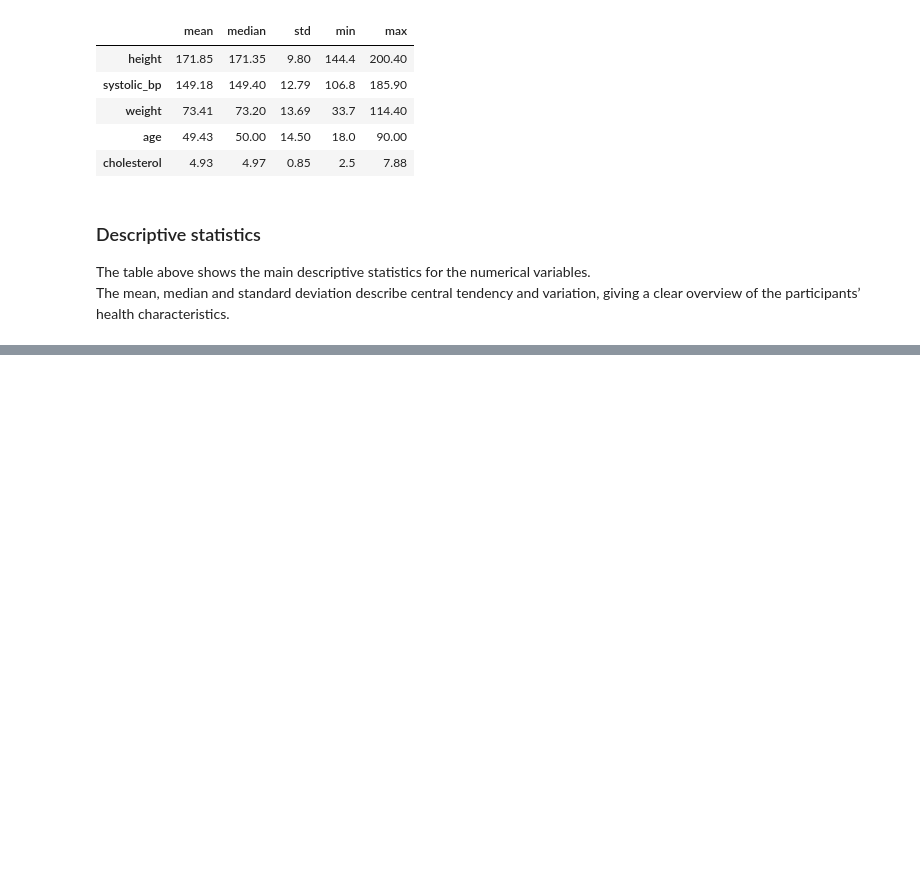
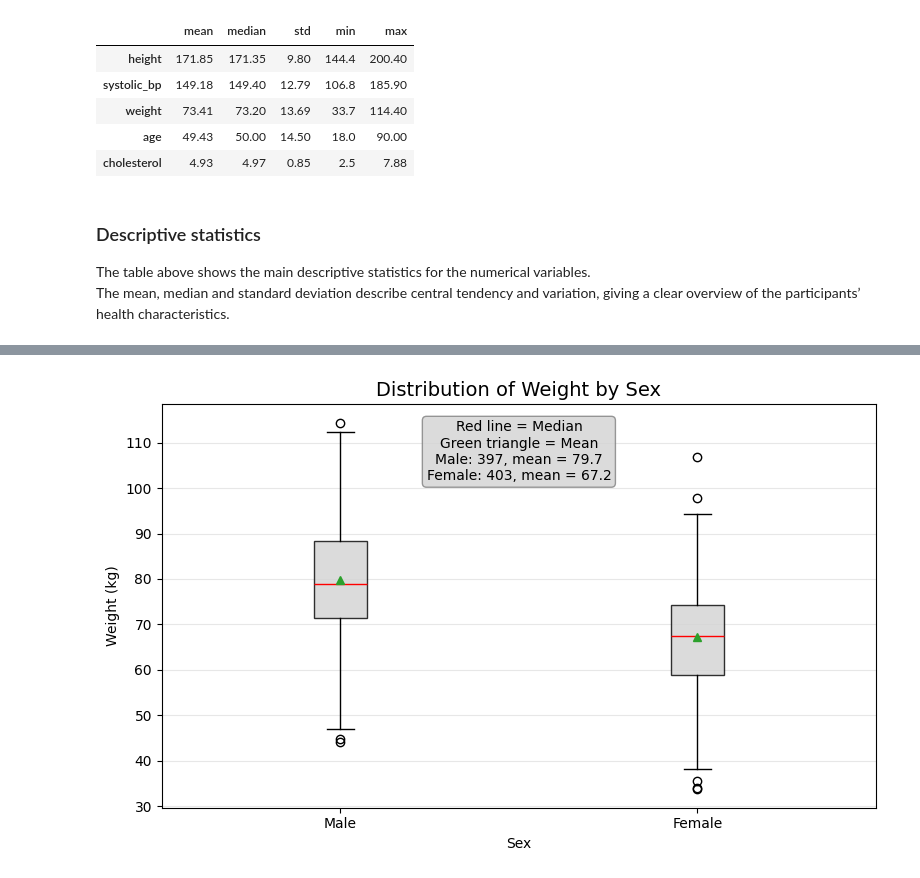
Before and after one commit to HenrikAnderss0n/health-study, a Jupyter notebook: health_study_del1.ipynb, the cells around one changed output, grey strips where cells are left out. Saved outputs shown, nothing was run; the diff lists cells and outputs as text; code cells hidden in the pictures; blank space fills up the shorter version.

```diff
--- a/health_study_del1.ipynb
+++ b/health_study_del1.ipynb
@@ -142,0 +145,41 @@ This gives an initial sense of the population’s blood pressure profile before
+# %%
+fig, ax = plt.subplots(figsize=(8, 5))
+
+weights_m = df.loc[df["sex"] == "M", "weight"]
+weights_f = df.loc[df["sex"] == "F", "weight"]
+
+bp = ax.boxplot(
+    [weights_m, weights_f],
+    patch_artist=True,
+    showmeans=True,
+    boxprops=dict(facecolor="lightgray", alpha=0.8, edgecolor="black"),
+    medianprops=dict(color="red", linewidth=1)
+)
+
+ax.set_xticks([1, 2])
+ax.set_xticklabels(["Male", "Female"])
+ax.set_title("Distribution of Weight by Sex", fontsize=14)
+ax.set_xlabel("Sex")
+ax.set_ylabel("Weight (kg)")
+
+ax.grid(axis="y", alpha=0.3)
+
+n_m, n_f = weights_m.count(), weights_f.count()
+mean_m, mean_f = weights_m.mean(), weights_f.mean()
+median_m, median_f = weights_m.median(), weights_f.median()
+
+ax.text(
+    0.5, 0.96,
+    "Red line = Median\nGreen triangle = Mean\n"
+    f"Male: {n_m}, mean = {mean_m:.1f}\n"
+    f"Female: {n_f}, mean = {mean_f:.1f}",
+    transform=ax.transAxes,
+    ha="center",
+    va="top",
+    bbox=dict(boxstyle="round", facecolor="lightgray", alpha=0.8, edgecolor="gray")
+)
+
+plt.tight_layout()
+plt.show()
+# %% [output]
+[figure, added]
```
Also changed, not shown: parts of 18 cells of this notebook.
